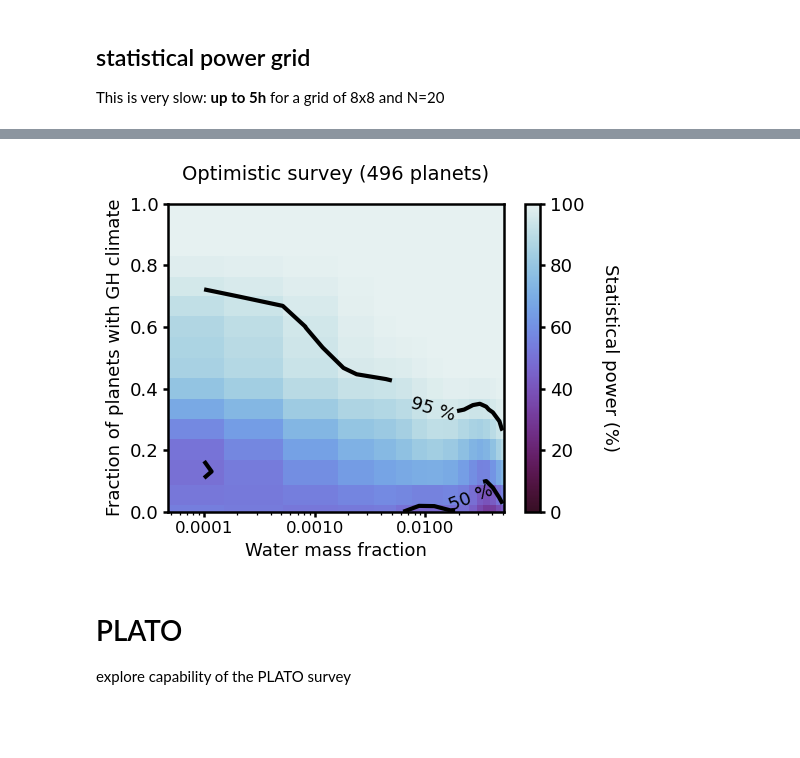
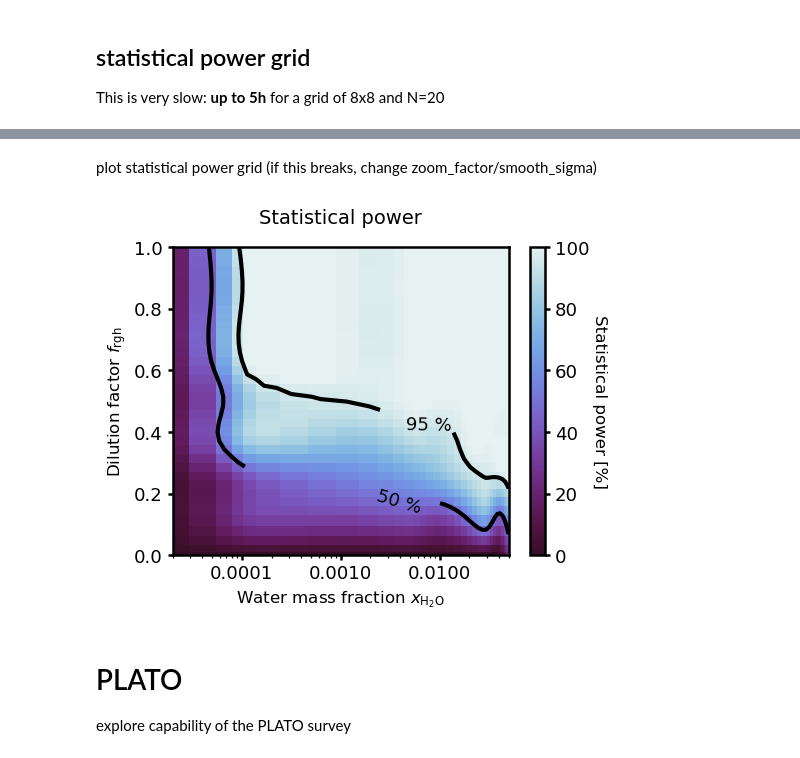
Before and after one commit to matiscke/hz-inner-edge-discontinuity, a Jupyter notebook: src/scripts/magmaocean.ipynb, the cells around one changed output, grey strips where cells are left out. Cells and saved outputs as stored; diff of their text form; code cells hidden in the pictures; blank space fills up the shorter version.

Commit message:
adapt figures to dilution factor, apply some eye candy

```diff
--- a/src/scripts/magmaocean.ipynb
+++ b/src/scripts/magmaocean.ipynb
@@ -798,7 +858,7 @@ ax.errorbar(data[xvar], data[yvar], xerr=data.error[xvar], yerr=data.error[yvar]
 
 # overplot samples from the posterior
 sampler_results = results['sampler_results']
-posterior_sample = sampler_results.samples[nburn::100]
+posterior_sample = sampler_results.samples[nburn::500]
 
 S_grid = np.geomspace(10., 2000., 300)
 a_eff_grid = S2a_eff(S_grid)
@@ -811,7 +871,7 @@ for i, s in enumerate(posterior_sample):
     ax.plot(S_grid, P_magma,
             c=colors[i],
             # c='k',
-            alpha=.3, lw=1.)
+            alpha=.5, lw=1.)
 ax.plot(S_grid, P_magma,
         c=colors[i],
 #         # c='k',
@@ -845,13 +905,13 @@ ax.fill_between(data.sort_by('S_abs')['S_abs'], (mean-sem),
                 (mean+sem), color='C2', alpha=.3, label='moving average')
 
 
-ax.set_title('Optimistic survey ({} planets)'.format(N), y=1.15, fontsize=14)
+ax.set_title('Optimistic survey ({} planets)'.format(len(data)), y=1.15, fontsize=14)
 fig.legend(fontsize=12, loc='lower left', ncol=99, bbox_to_anchor=(0.15, .97),
                               frameon=False, columnspacing=1.6)
 
 # ax.axhline(0.98, color='C2', ls='--', label='mean')
 
 ax.set_xlim(2000,40.)
-# ax.set_ylim(0.8, 1.4)
+ax.set_ylim(0.75, 1.35)
 # ax.set_ylim(1.8, 5.)
 # %% [output]
@@ -917,5 +1003,5 @@ f_rgh_grid = np.linspace(0., 1., len(wrr_grid))
 reduced_args = {key: planets_args[key] for key in planets_args if (key != 'wrr') & (key != 'f_rgh')} # remove keys used in the grid
 # results_grid = analysis.test_hypothesis_grid(h_magmaocean, g_transit, survey, wrr=wrr_grid, f_rgh=f_rgh_grid, N=20, processes=8, **reduced_args)
 results_grid = analysis.test_hypothesis_grid(h_magmaocean, g_transit, survey, wrr=wrr_grid, f_rgh=f_rgh_grid,
-                                             N=3, processes=8, return_chains=True, **reduced_args)
+                                             N=20, processes=8, return_chains=True, **reduced_args)
 # %% [output]
@@ -926,19 +1010,61 @@ pickle.dump(results_grid, open(paperdatadir + 'bioverse_objects/optimistic_H2O-f
+# %%
+# pickle.dump(results_grid, open(paperdatadir + 'bioverse_objects/optimistic_H2O-f-grid.pkl','wb'))
+
+# with open(paperdatadir + 'bioverse_objects/optimistic_H2O-f-grid_N30.pkl', 'rb') as f:
+with open(paperdatadir + 'bioverse_objects/optimistic_H2O-f-grid.pkl', 'rb') as f:
+    results_grid = pickle.load(f)
+# %% [markdown]
+plot statistical power grid
+(if this breaks, change zoom_factor/smooth_sigma)
 # %%
-fig, ax = plt.subplots(figsize=[6,4])
-labels= ('Water mass fraction', 'Fraction of planets with GH climate')
-fig, ax = plots.plot_power_grid(results_grid, method='dlnZ', axes=('wrr', 'f_rgh'), labels=labels,
-                                log=(True, False), show=False, fig=fig, ax=ax,
-                                # zoom_factor=2, smooth_sigma=.5,
-                                zoom_factor=2, smooth_sigma=.7,
-                                levels=[20, 50, 95], cmap=cmocean.cm.dense_r)
-# ax.set_xlim(wrr_grid[0]/2, 0.05)
-ax.set_ylim(0., 1.)
-ax.set_xlabel(labels[0], fontsize=13)
-ax.set_ylabel(labels[1], fontsize=13)
-ax.set_title('Optimistic survey ({} planets)'.format(N), y=1.05, fontsize=14)
-ax.collections[0].colorbar.set_label('Statistical power [%]', fontsize=13)
+import cmocean
+
+zoom_factor=4
+
+# with plt.style.context('dark_background'):
+if True:
+
+    fig, ax = plt.subplots(figsize=[6,4])
+    labels= ('Water mass fraction $x_\mathrm{H_2O}$', 'Dilution factor $f_\mathrm{rgh}$')
+    fig, ax = plots.plot_power_grid(results_grid, method='dBIC', axes=('wrr', 'f_rgh'), labels=labels,
+                                    log=(True, False), show=False, fig=fig, ax=ax,
+                                    # zoom_factor=2, smooth_sigma=.5,
+                                    zoom_factor=0, smooth_sigma=.2,
+                                    levels=[50, 95], cmap=cmocean.cm.dense_r)
+
+    # workaround for smoothing, necessary when a parameter = 0 in the logged grid
+    plt.close()
+    from scipy.ndimage import zoom
+
+    qm = ax.get_children()[0]
+    z = qm.get_array().reshape(qm._meshWidth, qm._meshHeight)
+    z[z<20] = 0.       # set low values to zero to account for fluctuations
+
+
+    z = zoom(z, zoom_factor, mode='nearest')
+    x = zoom(wrr_grid, zoom_factor, mode='nearest')
+    y = zoom(f_rgh_grid, zoom_factor, mode='nearest')
+
+    fig, ax = plt.subplots(figsize=[6,4])
+    fig, ax = plots.image_contour_plot(x, y, z, colorbar=True, labels=(*labels, 'Statistical power (%)'),
+                                       fmt=' %.0f %% ', levels=[50, 95], ticks=4, log=(True, False),
+                                       fig=fig, ax=ax, return_ctr=False, zoom_factor=None, cmap=cmocean.cm.dense_r,
+                                       plus=False, smooth_sigma=0, vmin=0., vmax=100)
+
+    # ax.set_xlim(1e-5, wrr_grid[-1])
+    ax.set_xlim(2e-5, 0.05)
+    ax.set_ylim(0, 1)
+    # ax.set_xscale('linear')
+    # ax.set_ylim(0., 1.)
+    # ax.get_xaxis().set_major_formatter(ScalarFormatter())
+
+    ax.set_xlabel(labels[0], fontsize=12)
+    ax.set_ylabel(labels[1], fontsize=12)
+    # ax.set_title('Optimistic survey ({} planets)'.format(N), y=1.05, fontsize=14)
+    ax.set_title('Statistical power', y=1.05, fontsize=14)
+    ax.collections[0].colorbar.set_label('Statistical power [%]', fontsize=12, labelpad=13.)
 # %% [output]
-[figure, old version]
+[figure, new version]
 # %%
 # fig.savefig(paths.static / 'optimistic_statpwr_H2O-f.pdf')
 # %% [markdown]
```
Also changed, not shown: parts of 55 cells of this notebook, 4 other files.
